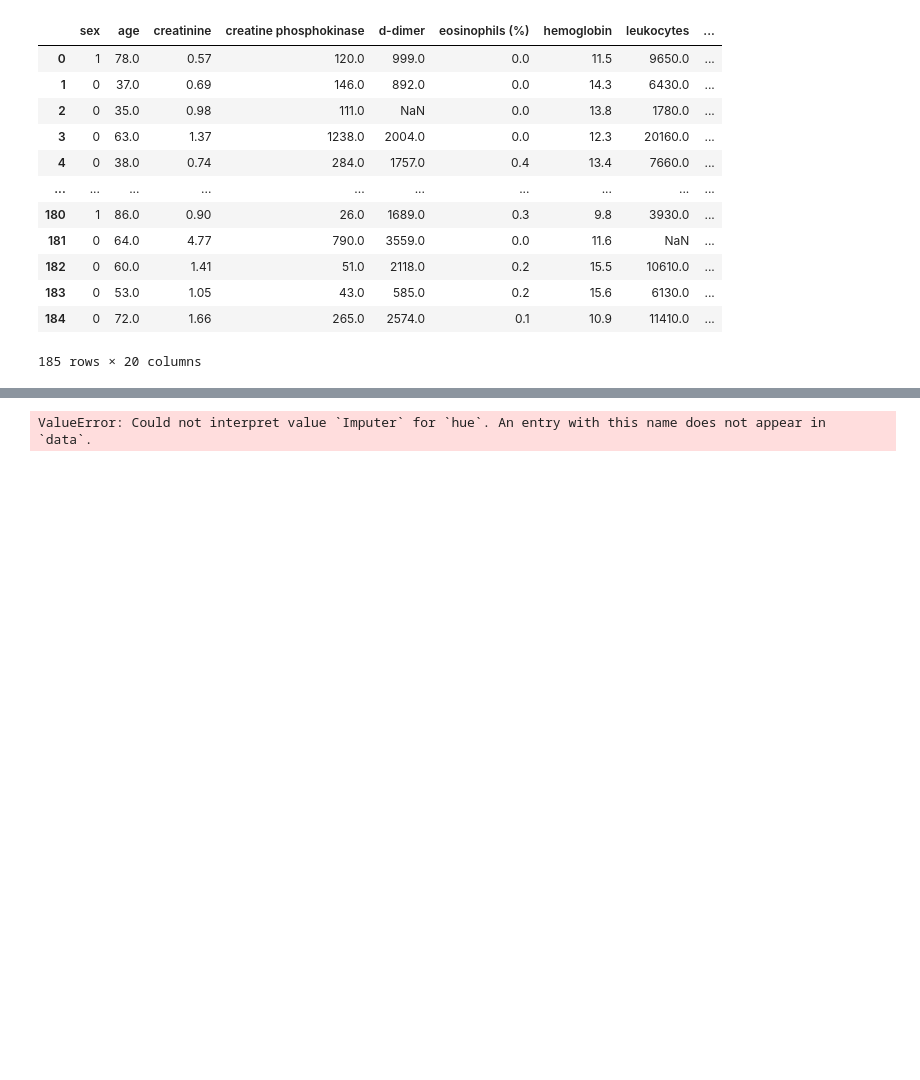
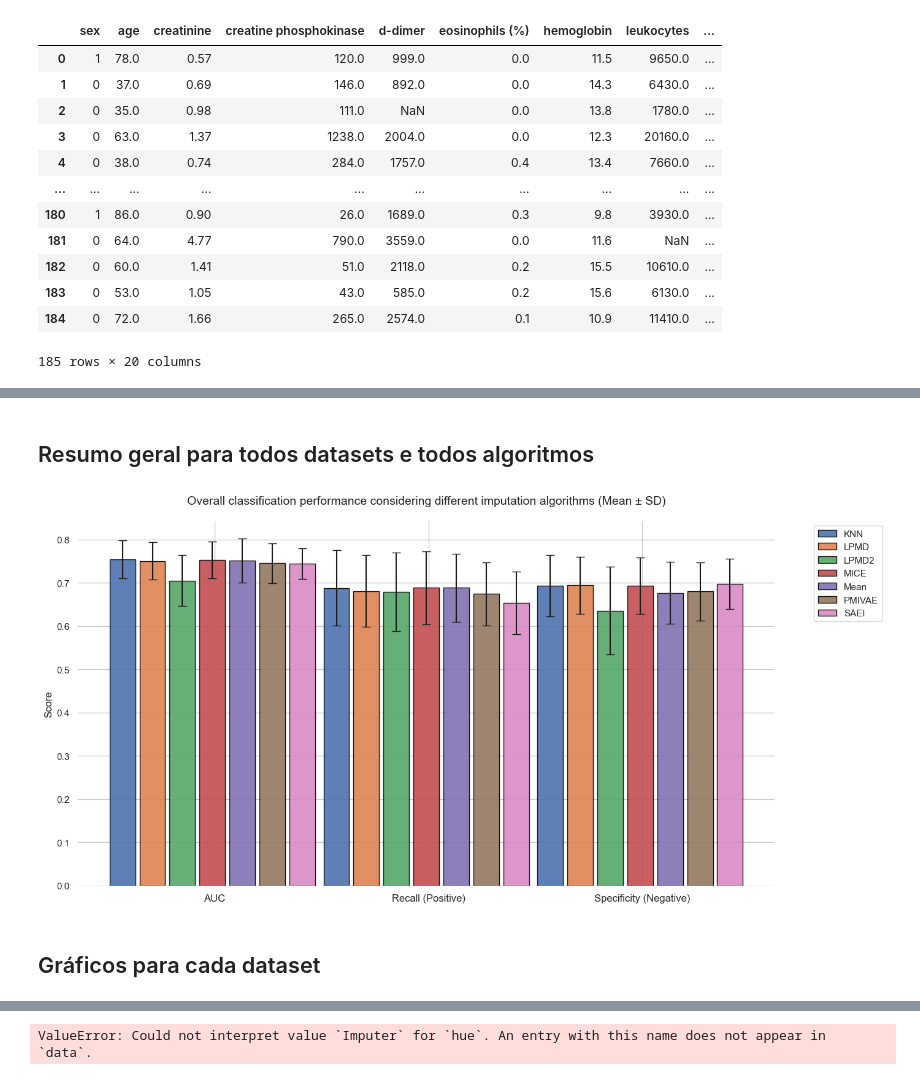
Before and after one commit to filipeloyola/LPMD-applied-COVID-19-datasets, a Jupyter notebook: ML_notebook.ipynb, the cells around one changed output, grey strips where cells are left out. Drawn from its saved outputs; the diff is of its cells as text; code cells hidden in the pictures; blank space fills up the shorter version.

```diff
--- a/ML_notebook.ipynb
+++ b/ML_notebook.ipynb
@@ -154,0 +254,14 @@ Name: count, dtype: int64
+# %%
+def classify_variable(series):
+    unique_values = series.nunique()
+    if series.dtype == 'float':
+        return 'Contínua'
+    elif series.dtype == 'int' and unique_values > 20:  # Limite arbitrário
+        return 'Possivelmente contínua'
+    else:
+        return 'Discreta'
+
+classification = {col: classify_variable(dataset1[col]) for col in dataset1.columns}
+
+for i, j in classification.items():
+    print(i, j)
@@ -374,0 +589,65 @@ with pd.ExcelWriter(output_file_geral) as writer:
+# %% [markdown]
+## Resumo geral para todos datasets e todos algoritmos
+# %%
+import pandas as pd
+import matplotlib.pyplot as plt
+import numpy as np
+import seaborn as sns
+
+# Configurar o estilo do Seaborn
+#sns.set_theme(style="pastel") # Fundo com grid e estilo moderno
+#sns.set_theme(style="dark")  # Fundo com grid e estilo moderno
+sns.set_theme(style="whitegrid")  # Fundo com grid e estilo moderno
+
+# Carregar os dados
+file_path = 'geral_resultados_compilados.xlsx'
+df = pd.read_excel(file_path, sheet_name='Sheet1', header=[0, 1], index_col=0)
+df.columns = ['_'.join(col).strip() for col in df.columns.values]
+
+# Métricas e algoritmos
+metrics = ['auc', 'positive', 'negative']
+algorithms = ['KNN', 'LPMD', 'LPMD2', 'MICE', 'Mean', 'PMIVAE', 'SAEI']
+
+# --- PALETA DO SEABORN ---
+# Escolha uma das paletas disponíveis: 'deep', 'muted', 'bright', 'pastel', 'dark', 'colorblind'
+cores = sns.color_palette("deep", n_colors=len(algorithms))
+
+# Configurações do gráfico
+bar_width = 0.12
+spacing = 0.02
+x_pos = np.arange(len(metrics))
+
+# Criar figura
+fig, ax = plt.subplots(figsize=(14, 7))
+
+# Plotar barras
+for i, algo in enumerate(algorithms):
+    means = [df.loc[metric, f'Mean_{algo}'] for metric in metrics]
+    stds = [df.loc[metric, f'Std_{algo}'] for metric in metrics]
+    ax.bar(
+        x_pos + i * (bar_width + spacing),
+        means,
+        bar_width,
+        yerr=stds,
+        label=algo,
+        color=cores[i],  # Usar a paleta do Seaborn
+        capsize=5,
+        edgecolor='black',
+        alpha=0.9
+    )
+
+# Ajustes finais
+ax.set_xticks(x_pos + (len(algorithms) / 2) * (bar_width + spacing) - bar_width / 2)
+ax.set_xticklabels(['AUC', 'Recall (Positive)', 'Specificity (Negative)'], fontsize=12)
+ax.set_ylabel('Score', fontsize=12)
+ax.set_title('Overall classification performance considering different imputation algorithms (Mean ± SD)', fontsize=14, pad=20)
+ax.legend(bbox_to_anchor=(1.05, 1), loc='upper left', frameon=True)
+
+# Remover bordas do gráfico (estilo Seaborn)
+sns.despine(left=True, bottom=True)
+plt.tight_layout()
+plt.show()
+# %% [output]
+[figure, added]
+# %% [markdown]
+## Gráficos para cada dataset
```
Also changed, not shown: parts of 37 cells of this notebook, 19 other files.
